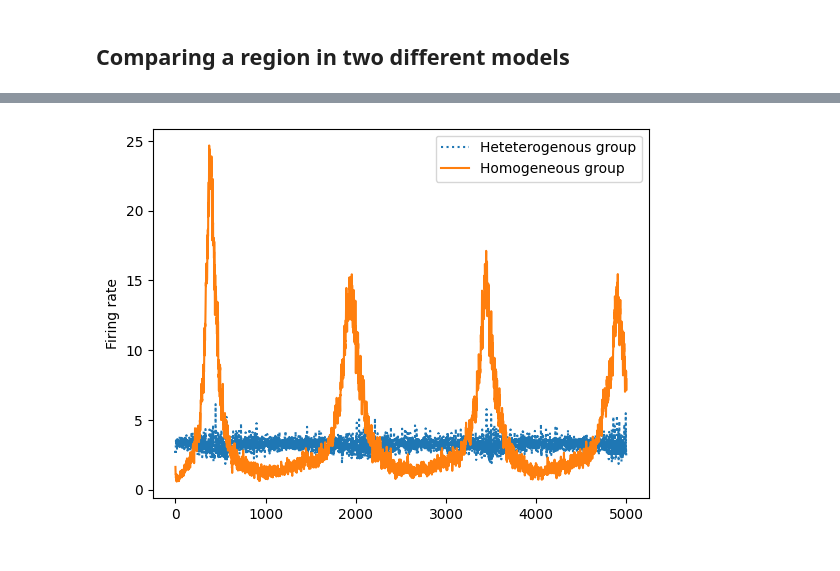
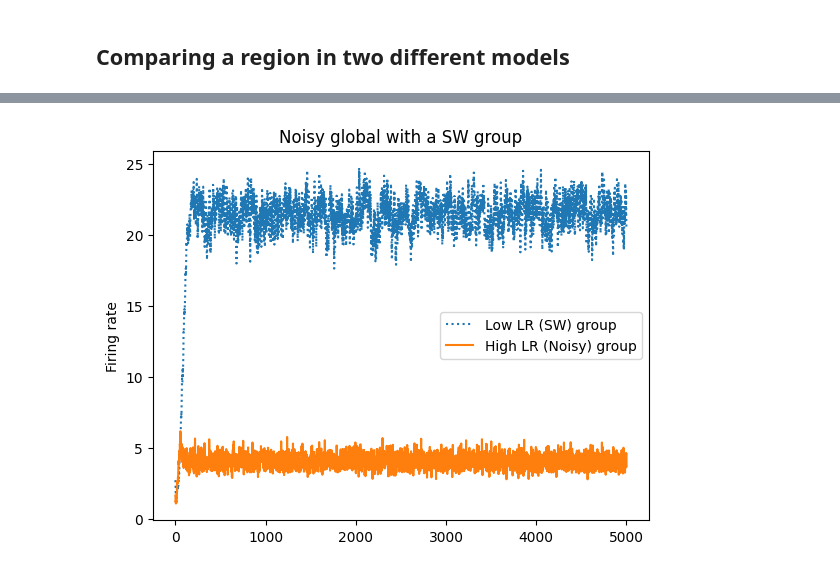
Before and after one commit to Picardian14/dyn_fic_dmf, a Jupyter notebook: python/hetero_plasticity.ipynb, the cells around one changed output, grey strips where cells are left out. Drawn from its saved outputs; the diff is of its cells as text; code cells hidden in the pictures.

```diff
--- a/python/hetero_plasticity.ipynb
+++ b/python/hetero_plasticity.ipynb
@@ -237,12 +248,10 @@ nb_steps = 50000
 params['seed'] = 1
 params['G'] = G_val
 params['obj_rate'] = 3.44
-LR = 100
+LR = 10000
 DECAY = np.exp(a+np.log(LR)*b)
-params['lr_receptors'] = np.zeros(N)
-params['lr_scaling'] = 1
+params['lr_vector'] = np.ones(N)*LR
 params['taoj'] =  DECAY
-params['lrj'] = LR
 params['J'] = 0.75*params['G']*params['C'].sum(axis=0).squeeze() + 1
 params["with_decay"] = True
 params["with_plasticity"] = True
@@ -322,3 +285,27 @@ Top 2 regions connected to region 2: [3, 1]
+# %%
+
+G_val = 8
+C = loadmat('./data/DTI_fiber_consensus_HCP.mat')['connectivity'][:200, :200]
+C = 0.2*C/np.max(C)
+N = C.shape[0]
+params = dmf.default_params(C=C)
+fit_res = np.load("./data/fit_res_3-44.npy")
+b = fit_res[0] # First element is the slope
+a = fit_res[1]
+nb_steps = 50000
+params['seed'] = 1
+params['G'] = G_val
+params['obj_rate'] = 3.44
+LR = 10000
+DECAY = np.exp(a+np.log(LR)*b)
+params['lr_vector'] = np.ones(N)*LR
+params['taoj'] =  DECAY
+params['J'] = 0.75*params['G']*params['C'].sum(axis=0).squeeze() + 1
+params["with_decay"] = True
+params["with_plasticity"] = True
+params["return_fic"] = True
+params["return_rate"] = True
+rates_dyn, rates_inh_dyn, bold_dyn, fic_t_dyn = dmf.run(params, 50000)
 # %%
 # Select the nodes with the hihgest node strength from SC matrix C
 node_strength = np.mean(C,axis=0)
@@ -327,20 +314,20 @@ less_connected = np.argsort(node_strength)[:10]
 # %%
 
 params_heter = params.copy()
-params_heter['lr_receptors'] = np.zeros(N)
-HETEROGENITY_VECTOR = np.zeros(N)
-HETEROGENITY_VECTOR[less_connected] = 1000
-params_heter['lr_receptors'] = HETEROGENITY_VECTOR
-params_heter['lr_scaling'] = 1
+HETEROGENITY_VECTOR = np.ones(N)*LR
+HET_LR = 100
+HETEROGENITY_VECTOR[less_connected] = HET_LR
+params_heter['lr_vector'] = HETEROGENITY_VECTOR
 rates_heter, rates_inh_heter, bold_heter, fic_t_heter = dmf.run(params_heter, 50000)
 # %%
 not_less_connected = np.setdiff1d(np.arange(N),less_connected)
-plt.plot(np.mean(rates_heter[less_connected,:5000],axis=0), label="Heteterogenous group", linestyle=":")
-plt.plot(np.mean(rates_heter[not_less_connected,:5000],axis=0), label="Homogeneous group", linestyle="-")
+plt.plot(np.mean(rates_heter[less_connected,:5000],axis=0), label="Low LR (SW) group", linestyle=":")
+plt.plot(np.mean(rates_heter[not_less_connected,:5000],axis=0), label="High LR (Noisy) group", linestyle="-")
 plt.ylabel("Firing rate")
 #plt.ylim([0,12])
+plt.title("Noisy global with a SW group")
 plt.legend()
 plt.show()
 # %% [output]
-[figure, old version]
+[figure, new version]
 # %%
```
Also changed, not shown: parts of 47 cells of this notebook, 1 other file.
